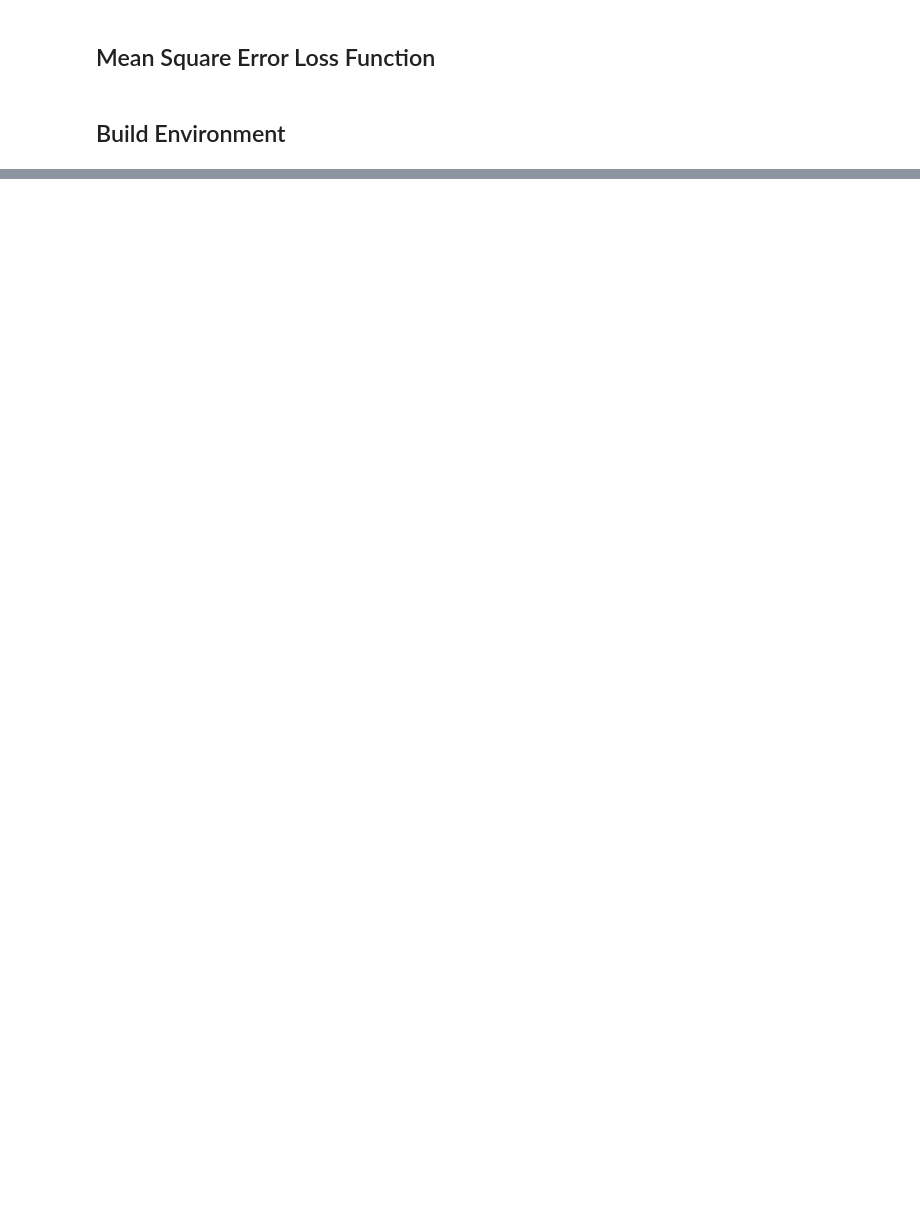
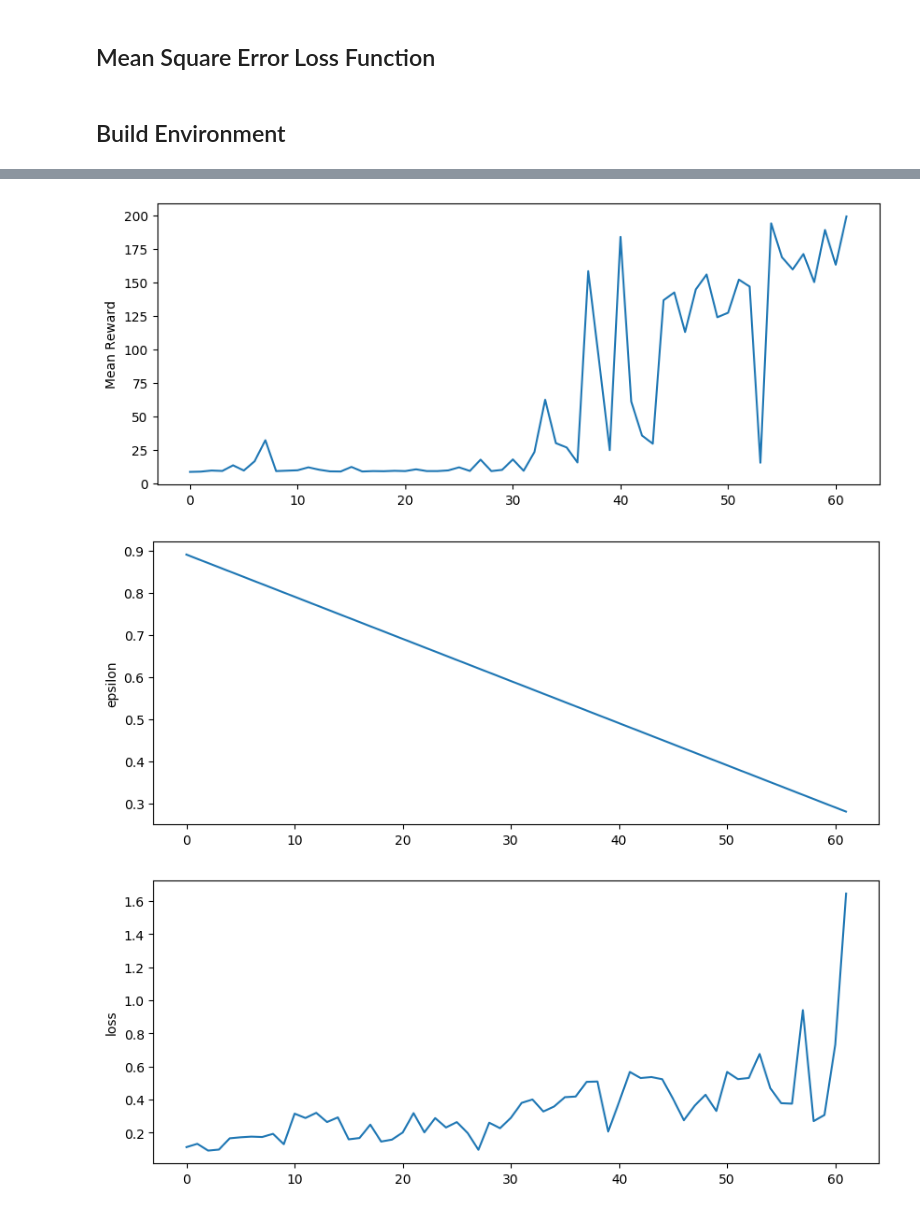
Before and after one commit to BVPhD/RL_scratch, a Jupyter notebook: DQN_Basic_MoonLander.ipynb, the cells around one changed output, grey strips where cells are left out. Cells and saved outputs as stored; diff of their text form; code cells hidden in the pictures; blank space fills up the shorter version.

```diff
--- a/DQN_Basic_MoonLander.ipynb
+++ b/DQN_Basic_MoonLander.ipynb
@@ -91,0 +59,7 @@ class PrioReplayBuffer:
+# %%
+# test it
+device = "cpu"
+env = gym.make('CartPole-v0')
+net = DQN(env.observation_space.shape[0], env.action_space.n)
+selector = EpsilonGreedyActionSelector(epsilon = 1.0)
+agent = DQNAgent(net, selector, device=device)
@@ -161,0 +126,3 @@ class Agent:
+# %%
+# testing the experience generator
+exp_source = ExperienceSourceFirstLast(env, agent, gamma=0.99, steps_count=1)
@@ -296,0 +280,18 @@ TypeError: calc_loss() missing 1 required positional argument: 'gamma'
+# %%
+def test_agent(test_env, net, nsamples=10, device='cpu'):
+    total_rewards = []
+    for sample in range(nsamples):
+        s = test_env.reset()
+        episode_reward = 0.0
+        while True:
+            # we dont want any randomness within the network at evaluation time
+            s_v = torch.FloatTensor([s]).to(device)
+            Qsa = net(s_v).data.cpu().numpy()
+            a = np.argmax(Qsa[0])
+            s,r,d,_ = test_env.step(a)
+            episode_reward += r
+            if d:
+                total_rewards.append(episode_reward)
+                break
+
+    return np.mean(total_rewards)
@@ -300,0 +405,20 @@ plt.imshow(frames[5])
+# %%
+plt.figure(figsize=(10,4), dpi=100)
+plt.plot(mean_reward_trace)
+plt.ylabel('Mean Reward');
+plt.show();
+
+plt.figure(figsize=(10,4), dpi=100)
+plt.plot(epsilon_trace)
+plt.ylabel('epsilon');
+plt.show();
+
+
+plt.figure(figsize=(10,4), dpi=100)
+plt.plot(loss_trace)
+plt.ylabel('loss');
+plt.show();
+# %% [output]
+[figure, added]
+[figure, added]
+[figure, added]
```
Also changed, not shown: parts of 29 cells of this notebook.
